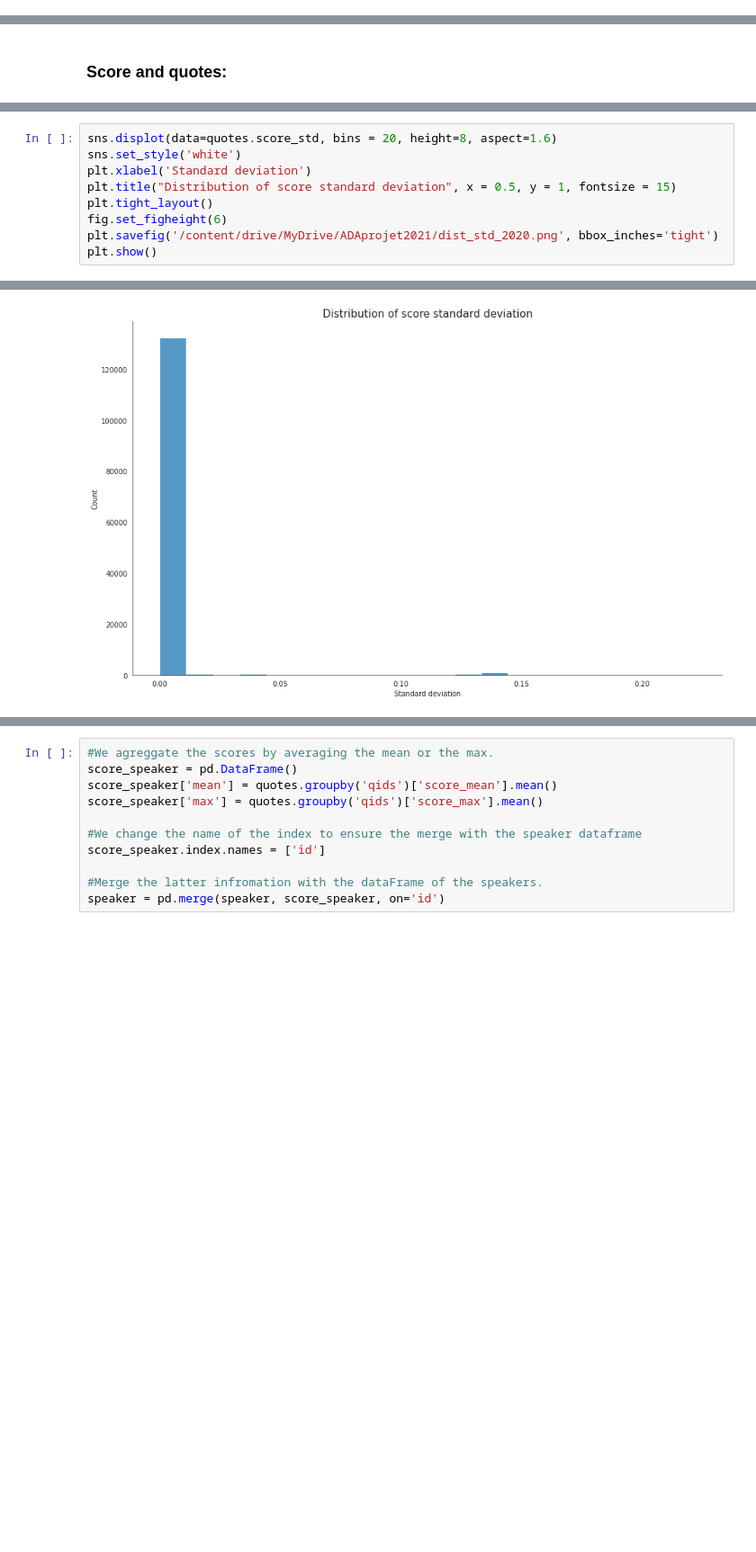
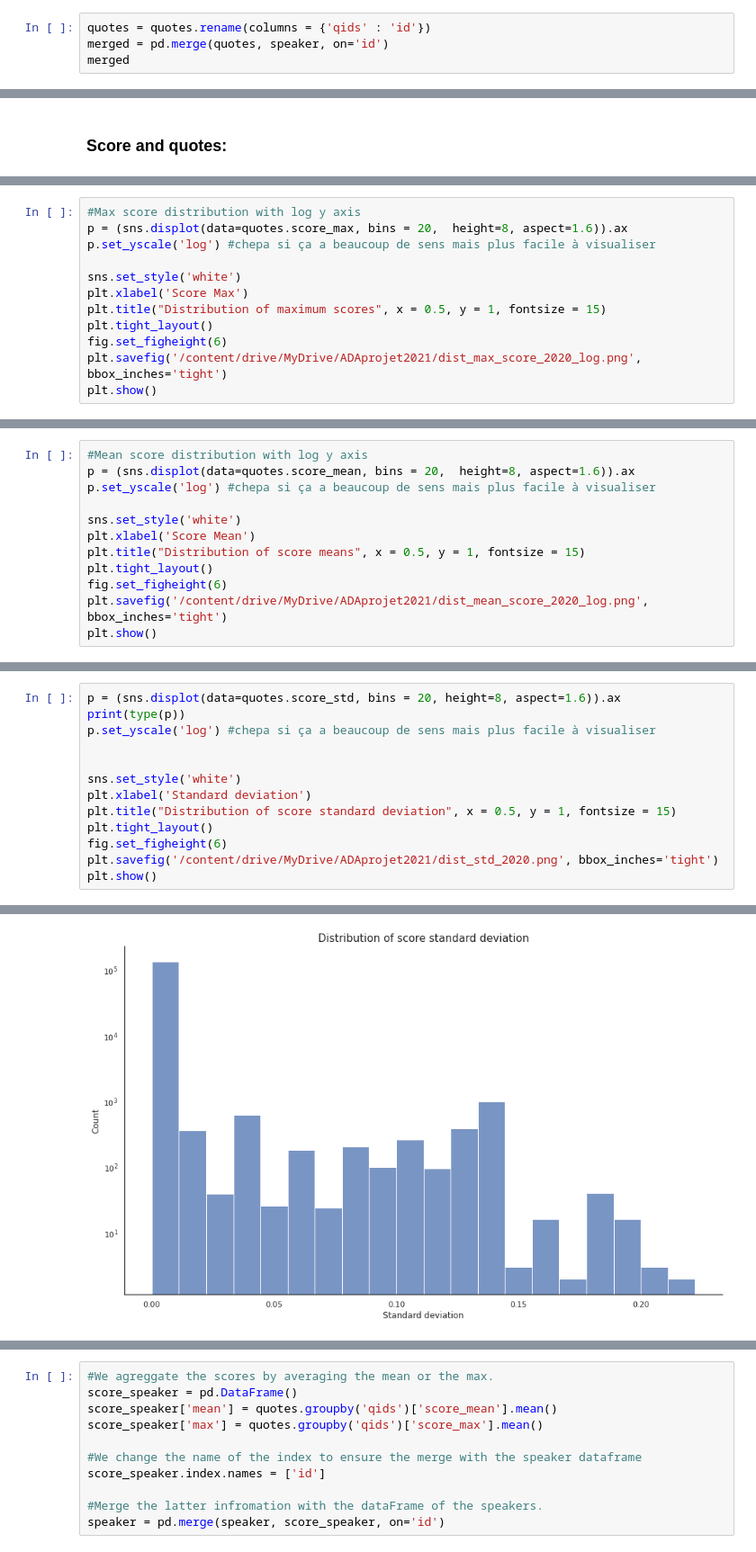
Before and after one commit to epfl-ada/ada-2021-project-teambis, a Jupyter notebook: Project.ipynb, the cells around one changed output, grey strips where cells are left out. Shown at 90% size. Saved outputs shown, nothing was run; the diff lists cells and outputs as text; blank space fills up the shorter version.

Commit message:
Update Project de Maëva (qqs graphes en plus)

```diff
--- a/Project.ipynb
+++ b/Project.ipynb
@@ -511,0 +522,4 @@ Plot of the distribution genders among speakers:
+# %%
+quotes = quotes.rename(columns = {'qids' : 'id'})
+merged = pd.merge(quotes, speaker, on='id')
+merged
@@ -597,3 +632,15 @@ plt.savefig('/content/drive/MyDrive/ADAprojet2021/dist_max_score_2020.png', bbox
 plt.show()
 # %% [output]
 [figure]
+# %%
+#Max score distribution with log y axis
+p = (sns.displot(data=quotes.score_max, bins = 20,  height=8, aspect=1.6)).ax
+p.set_yscale('log') #chepa si ça a beaucoup de sens mais plus facile à visualiser
+
+sns.set_style('white')
+plt.xlabel('Score Max')
+plt.title("Distribution of maximum scores", x = 0.5, y = 1, fontsize = 15)
+plt.tight_layout()
+fig.set_figheight(6)
+plt.savefig('/content/drive/MyDrive/ADAprojet2021/dist_max_score_2020_log.png', bbox_inches='tight')
+plt.show()
@@ -608,3 +659,15 @@ plt.savefig('/content/drive/MyDrive/ADAprojet2021/dist_mean_score_2020.png', bbo
 plt.show()
 # %% [output]
 [figure]
+# %%
+#Mean score distribution with log y axis
+p = (sns.displot(data=quotes.score_mean, bins = 20,  height=8, aspect=1.6)).ax
+p.set_yscale('log') #chepa si ça a beaucoup de sens mais plus facile à visualiser
+
+sns.set_style('white')
+plt.xlabel('Score Mean')
+plt.title("Distribution of score means", x = 0.5, y = 1, fontsize = 15)
+plt.tight_layout()
+fig.set_figheight(6)
+plt.savefig('/content/drive/MyDrive/ADAprojet2021/dist_mean_score_2020_log.png', bbox_inches='tight')
+plt.show()
@@ -611,5 +676,9 @@ plt.show()
 # %%
-sns.displot(data=quotes.score_std, bins = 20, height=8, aspect=1.6)
+p = (sns.displot(data=quotes.score_std, bins = 20, height=8, aspect=1.6)).ax
+print(type(p))
+p.set_yscale('log') #chepa si ça a beaucoup de sens mais plus facile à visualiser
+
+
 sns.set_style('white')
 plt.xlabel('Standard deviation')
 plt.title("Distribution of score standard deviation", x = 0.5, y = 1, fontsize = 15)
@@ -621,4 +691,4 @@ plt.show()
-[figure, old version]
+[figure, new version]
 # %%
 
 fig, axs = plt.subplots(1,2, sharey=False, figsize=(14,6))
```
Also changed, not shown: parts of 25 cells of this notebook.
